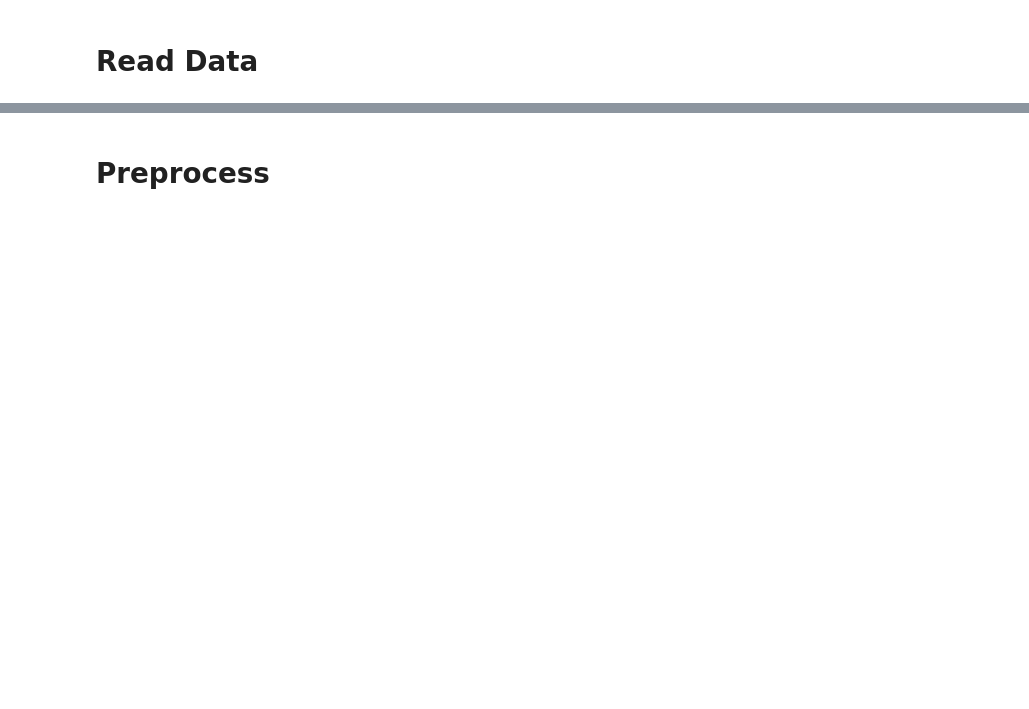
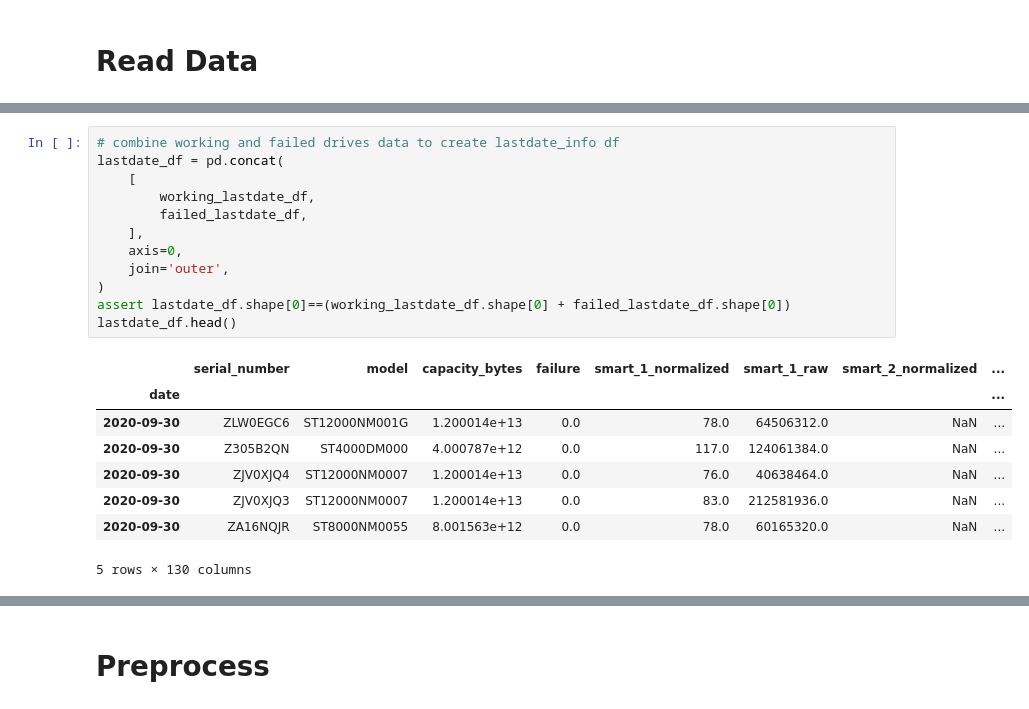
Before and after one commit to jiangbo1234567890A/ceph_drive_failure, a Jupyter notebook: notebooks/forecast_smart_metrics.ipynb, the cells around one changed output, grey strips where cells are left out. Drawn from its saved outputs; the diff is of its cells as text; blank space fills up the shorter version.

```diff
--- a/notebooks/forecast_smart_metrics.ipynb
+++ b/notebooks/forecast_smart_metrics.ipynb
@@ -21,0 +90,21 @@ pbar.register()
+# %%
+# combine working and failed drives data to create lastdate_info df
+lastdate_df = pd.concat(
+    [
+        working_lastdate_df,
+        failed_lastdate_df,
+    ],
+    axis=0,
+    join='outer',
+)
+assert lastdate_df.shape[0]==(working_lastdate_df.shape[0] + failed_lastdate_df.shape[0])
+lastdate_df.head()
+# %% [output]
+|  | serial_number | model | capacity_bytes | failure | smart_1_normalized | smart_1_raw | smart_2_normalized | ... |
+| date |  |  |  |  |  |  |  | ... |
+| 2020-09-30 | ZLW0EGC6 | ST12000NM001G | 1.200014e+13 | 0.0 | 78.0 | 64506312.0 | NaN | ... |
+| 2020-09-30 | Z305B2QN | ST4000DM000 | 4.000787e+12 | 0.0 | 117.0 | 124061384.0 | NaN | ... |
+| 2020-09-30 | ZJV0XJQ4 | ST12000NM0007 | 1.200014e+13 | 0.0 | 76.0 | 40638464.0 | NaN | ... |
+| 2020-09-30 | ZJV0XJQ3 | ST12000NM0007 | 1.200014e+13 | 0.0 | 83.0 | 212581936.0 | NaN | ... |
+| 2020-09-30 | ZA16NQJR | ST8000NM0055 | 8.001563e+12 | 0.0 | 78.0 | 60165320.0 | NaN | ... |
+5 rows × 130 columns
```
Also changed, not shown: parts of 40 cells of this notebook.
